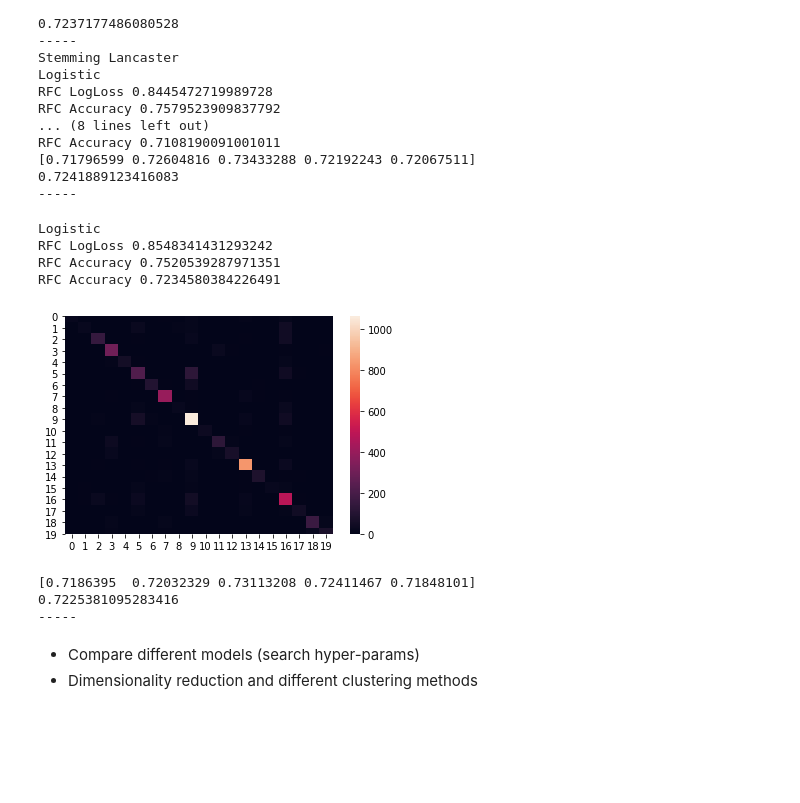
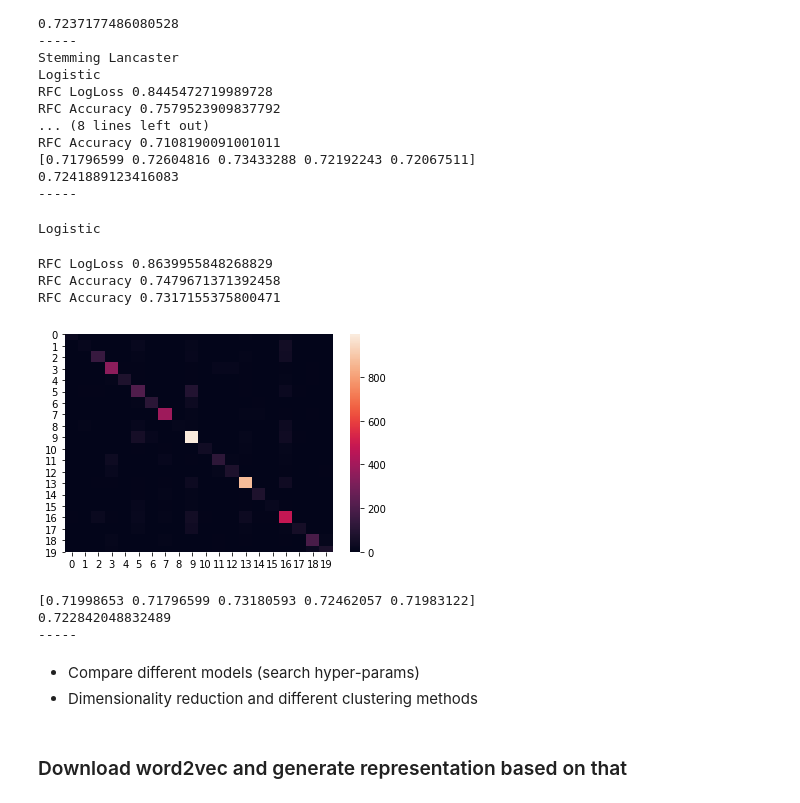
Before and after one commit to rahul13ramesh/cis520-dataset, a Jupyter notebook: CIS520_Project.ipynb, the cells around one changed output. Cells and saved outputs as stored; diff of their text form; code cells hidden in the pictures; blank space fills up the shorter version.

```diff
--- a/CIS520_Project.ipynb
+++ b/CIS520_Project.ipynb
@@ -834,22 +822,22 @@ train(train_rep, processed_train_target, True, False)
 # %%
 def merge_representation(train_features, vectorized_text):
     merged_dat = []
     for i in range(len(train_features)):
-        merged_dat.append(np.concatenate((np.array(train_features[0][:-1]), vectorized_text[i])))
+        merged_dat.append(np.concatenate((np.array(train_features[i][:-1]), vectorized_text[i])))
     return np.array(merged_dat)
 
 train_rep, test_rep, binarizer = generate_tf_idf(processed_train_features, processed_test_features,
                                                  bin=False, ngrammax=2,
                                                  use_idf=True, smooth_idf=False, sublinear_tf=True)
 
 train_rep = merge_representation(processed_train_features, train_rep.toarray())
 train(train_rep, processed_train_target, True, True)
 # %% [output]
 Logistic
-RFC LogLoss 0.8548341431293242
-RFC Accuracy 0.7520539287971351
-RFC Accuracy 0.7234580384226491
+RFC LogLoss 0.8639955848268829
+RFC Accuracy 0.7479671371392458
+RFC Accuracy 0.7317155375800471
-[figure, old version]
+[figure, new version]
-[0.7186395  0.72032329 0.73113208 0.72411467 0.71848101]
-0.7225381095283416
------
+[0.71998653 0.71796599 0.73180593 0.72462057 0.71983122]
+0.722842048832489
+-----
@@ -856,3 +846,5 @@ RFC Accuracy 0.7234580384226491
 # %% [markdown]
 * Compare different models (search hyper-params)
 * Dimensionality reduction and different clustering methods
+# %% [markdown]
+### Download word2vec and generate representation based on that
```
Also changed, not shown: parts of 14 cells of this notebook.
